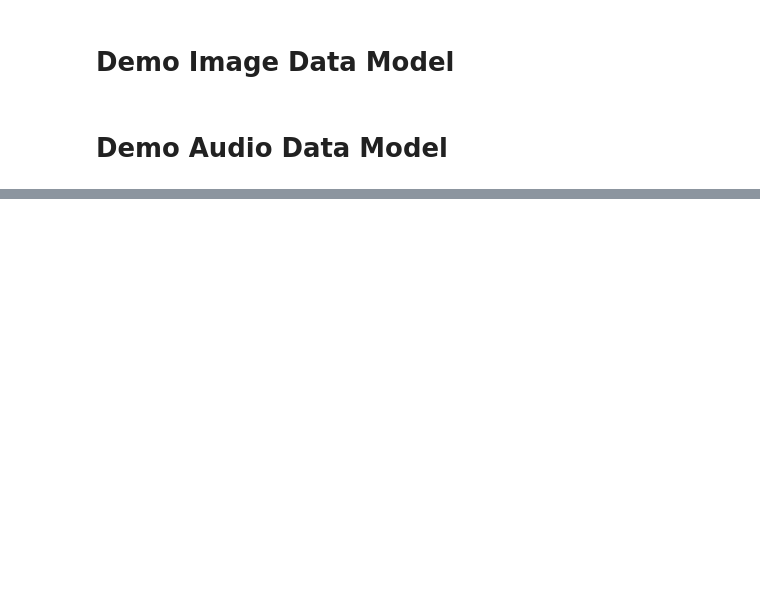
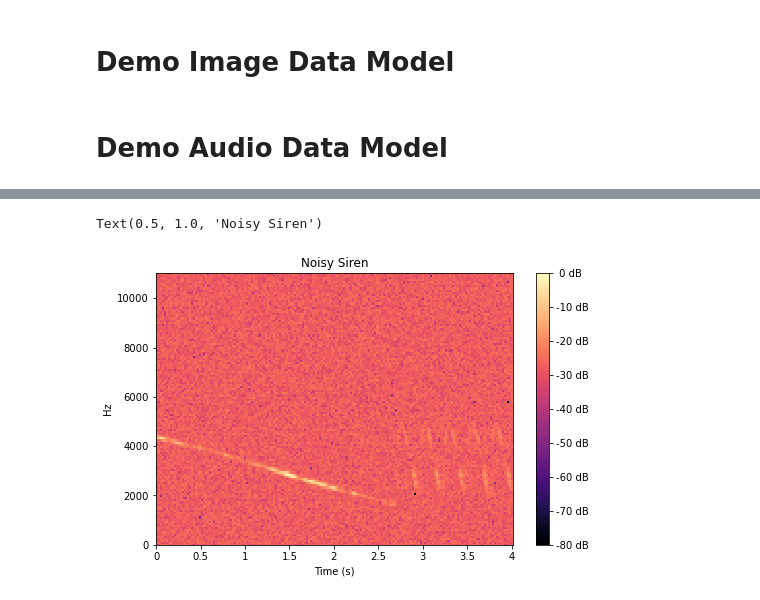
Before and after one commit to jmiano/Neural-Graceful-Degradation, a Jupyter notebook: Demo_Notebook.ipynb, the cells around one changed output, grey strips where cells are left out. Cells and saved outputs as stored; diff of their text form; code cells hidden in the pictures; blank space fills up the shorter version.

```diff
--- a/Demo_Notebook.ipynb
+++ b/Demo_Notebook.ipynb
@@ -1181,0 +279,14 @@ weighted avg       0.75      0.63      0.64      1462
+# %%
+fig = plt.figure(figsize=(8,5))
+sample = demoset_noisy_spect[100]
+spect = sample[1]
+class_name = 'Noisy Siren'
+spect = spect.numpy()
+spect_db = librosa.power_to_db(spect**2)
+librosa.display.specshow(spect_db, sr=22050, x_axis='time', y_axis='linear')
+plt.colorbar(format='%2.0f dB')
+plt.xlabel('Time (s)')
+plt.title(f'{class_name}')
+# %% [output]
+Text(0.5, 1.0, 'Noisy Siren')
+[figure, added]
```
Also changed, not shown: parts of 67 cells of this notebook.
